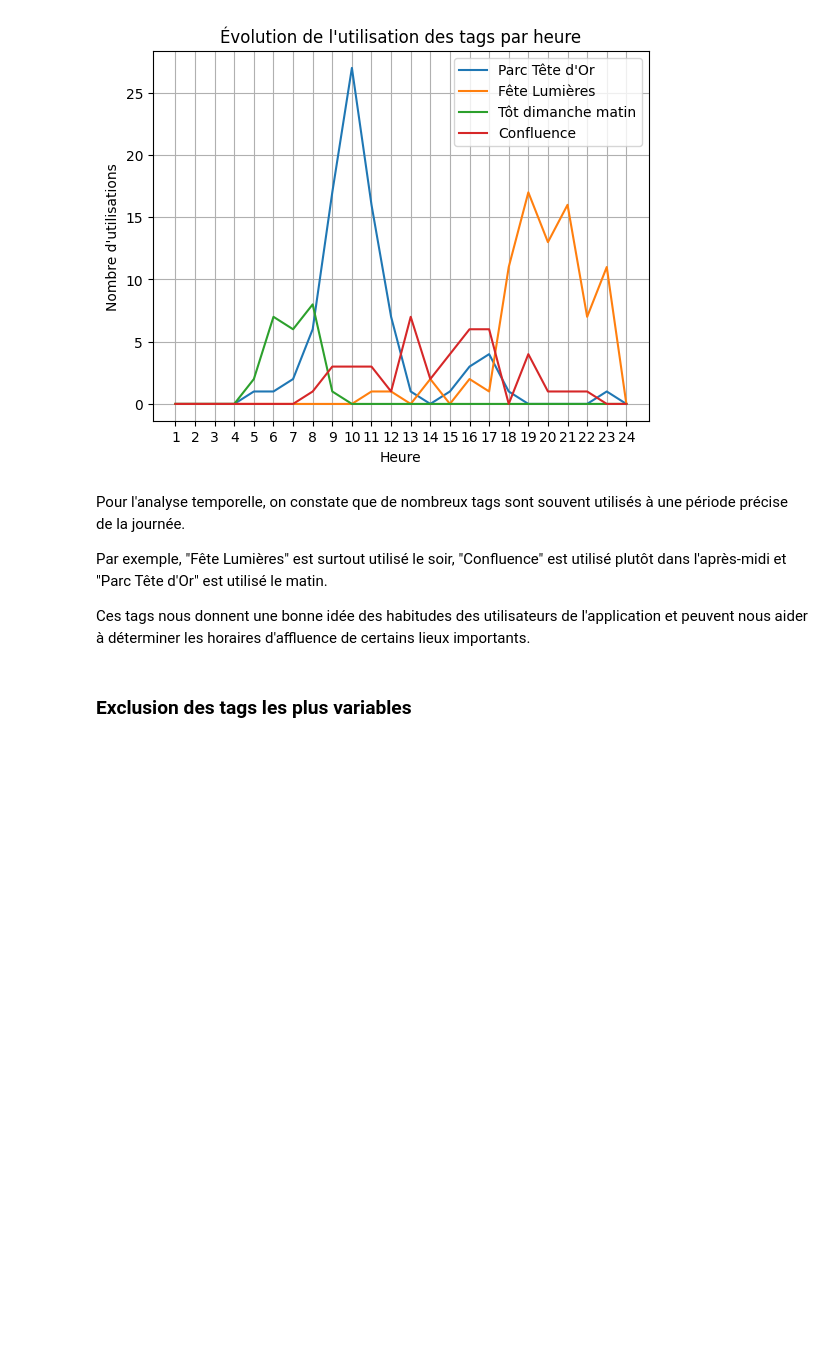
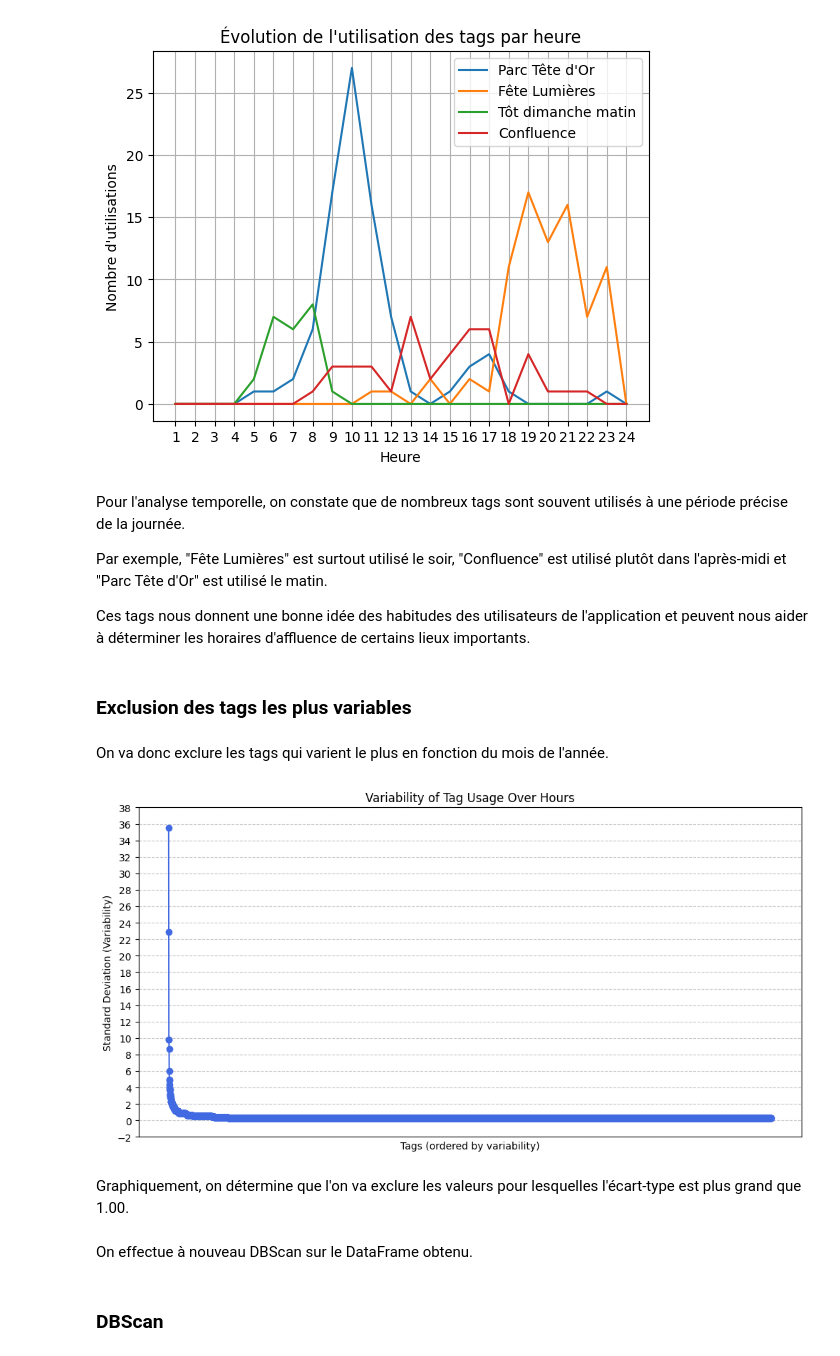
Before and after one commit to CLEMS3/LyonPhoto-DataMining, a Jupyter notebook: project.ipynb, the cells around one changed output. Cells and saved outputs as stored; diff of their text form; code cells hidden in the pictures; blank space fills up the shorter version.

```diff
--- a/project.ipynb
+++ b/project.ipynb
@@ -625,7 +613,7 @@ On utilise TF IDF
 # %%
 from sklearn.feature_extraction.text import TfidfVectorizer
 # Fusionner les mots par cluster
-df_grouped = df_cleaned.groupby('DBSCAN')['words'].apply(lambda x: ' '.join(x)).reset_index()
+df_grouped = df_cleaned.groupby('DBScan')['words'].apply(lambda x: ' '.join(x)).reset_index()
 
 # 2Appliquer TF-IDF
 vectorizer = TfidfVectorizer(max_df=0.5, min_df=2)
@@ -636,14 +624,14 @@ feature_names = vectorizer.get_feature_names_out()
 top_n = 5  # Nombre de mots-clés à extraire
 cluster_keywords = {}
 
-for i, cluster in enumerate(df_grouped['DBSCAN']):
+for i, cluster in enumerate(df_grouped['DBScan']):
     scores = X[i].toarray().flatten()
     top_words = [feature_names[idx] for idx in scores.argsort()[-top_n:][::-1]]
     cluster_keywords[cluster] = ', '.join(top_words)
 
 # Ajouter les noms de clusters au DataFrame original
-df_cleaned['nom_cluster'] = df_cleaned['DBSCAN'].map(cluster_keywords)
+df_cleaned['nom_cluster'] = df_cleaned['DBScan'].map(cluster_keywords)
 
 # Vérification du résultat
-print(df_cleaned[['DBSCAN', 'nom_cluster']].drop_duplicates())
+print(df_cleaned[['DBScan', 'nom_cluster']].drop_duplicates())
 # %% [output]
@@ -667,11 +655,11 @@ print(df_cleaned[['DBSCAN', 'nom_cluster']].drop_duplicates())
 # %%
 m = folium.Map(location=[45.6,5])
 for _, row in df_cleaned.iterrows():
-    if row['DBSCAN'] != -1:
+    if row['DBScan'] != -1:
         folium.CircleMarker(
             location=[row['lat'], row['long']],
             radius=5,
-            color=colors[row['DBSCAN']],
+            color=colors[row['DBScan']],
             fill=True,
             popup=[row["nom_cluster"]]
         ).add_to(m)
@@ -692,7 +680,7 @@ def clean_word_row(row):
 df_cleaned["words2"] = [clean_word_row(i) for i in df_cleaned["tags"]]
 
 # Fusionner les mots par cluster
-df_grouped = df_cleaned.groupby('DBSCAN')['words2'].apply(lambda x: ' '.join(x)).reset_index()
+df_grouped = df_cleaned.groupby('DBScan')['words2'].apply(lambda x: ' '.join(x)).reset_index()
 
 # 2Appliquer TF-IDF
 vectorizer = TfidfVectorizer(max_df=0.5, min_df=2)
@@ -703,14 +691,14 @@ feature_names = vectorizer.get_feature_names_out()
 top_n = 5  # Nombre de mots-clés à extraire
 cluster_keywords = {}
 
-for i, cluster in enumerate(df_grouped['DBSCAN']):
+for i, cluster in enumerate(df_grouped['DBScan']):
     scores = X[i].toarray().flatten()
     top_words = [feature_names[idx] for idx in scores.argsort()[-top_n:][::-1]]
     cluster_keywords[cluster] = ', '.join(top_words)
 
 # Ajouter les noms de clusters au DataFrame original
-df_cleaned['nom_cluster'] = df_cleaned['DBSCAN'].map(cluster_keywords)
+df_cleaned['nom_cluster'] = df_cleaned['DBScan'].map(cluster_keywords)
 
 # Vérification du résultat
-print(df_cleaned[['DBSCAN', 'nom_cluster']].drop_duplicates())
+print(df_cleaned[['DBScan', 'nom_cluster']].drop_duplicates())
 # %% [output]
@@ -754,7 +742,7 @@ On regroupe les deux pour utiliser à la fois les titres et les tags pour le nom
 # %%
 df_cleaned['word_total'] = df_cleaned['words'] + ' ' + df_cleaned['words2']
 
-df_grouped = df_cleaned.groupby('DBSCAN')['word_total'].apply(lambda x: ' '.join(x)).reset_index()
+df_grouped = df_cleaned.groupby('DBScan')['word_total'].apply(lambda x: ' '.join(x)).reset_index()
 
 # 2Appliquer TF-IDF
 vectorizer = TfidfVectorizer(max_df=0.5, min_df=2)
@@ -765,14 +753,14 @@ feature_names = vectorizer.get_feature_names_out()
 top_n = 5  # Nombre de mots-clés à extraire
 cluster_keywords = {}
 
-for i, cluster in enumerate(df_grouped['DBSCAN']):
+for i, cluster in enumerate(df_grouped['DBScan']):
     scores = X[i].toarray().flatten()
     top_words = [feature_names[idx] for idx in scores.argsort()[-top_n:][::-1]]
     cluster_keywords[cluster] = ', '.join(top_words)
 
 # Ajouter les noms de clusters au DataFrame original
-df_cleaned['nom_cluster'] = df_cleaned['DBSCAN'].map(cluster_keywords)
+df_cleaned['nom_cluster'] = df_cleaned['DBScan'].map(cluster_keywords)
 
 # Vérification du résultat
-print(df_cleaned[['DBSCAN', 'nom_cluster']].drop_duplicates())
+print(df_cleaned[['DBScan', 'nom_cluster']].drop_duplicates())
 # %% [output]
@@ -1166,3 +1130,24 @@ Par exemple, "Fête Lumières" est surtout utilisé le soir, "Confluence" est ut
 Ces tags nous donnent une bonne idée des habitudes des utilisateurs de l'application et peuvent nous aider à déterminer les horaires d'affluence de certains lieux importants.
 # %% [markdown]
 ### Exclusion des tags les plus variables
+# %% [markdown]
+On va donc exclure les tags qui varient le plus en fonction du mois de l'année.
+# %%
+plt.figure(figsize=(12, 6))
+x = np.arange(len(tags_most_variable_month))
+plt.plot(x, tags_most_variable_month.values, marker='o', linestyle='-', color='royalblue')
+
+plt.xlabel("Tags (ordered by variability)")
+plt.ylabel("Standard Deviation (Variability)")
+plt.title("Variability of Tag Usage Over Hours")
+plt.xticks([])
+plt.grid(axis='y', linestyle='--', alpha=0.7)
+
+y_min, y_max = plt.ylim()
+plt.yticks(np.arange(np.floor(y_min), np.ceil(y_max) + 1, 2))
+
+plt.show()
+# %% [output]
+[figure, added]
+# %% [markdown]
+Graphiquement, on détermine que l'on va exclure les valeurs pour lesquelles l'écart-type est plus grand que 1.00.
@@ -1168,0 +1158,4 @@ Ces tags nous donnent une bonne idée des habitudes des utilisateurs de l'applic
+# %% [markdown]
+On effectue à nouveau DBScan sur le DataFrame obtenu.
+# %% [markdown]
+### DBScan
```
Also changed, not shown: parts of 39 cells of this notebook.
